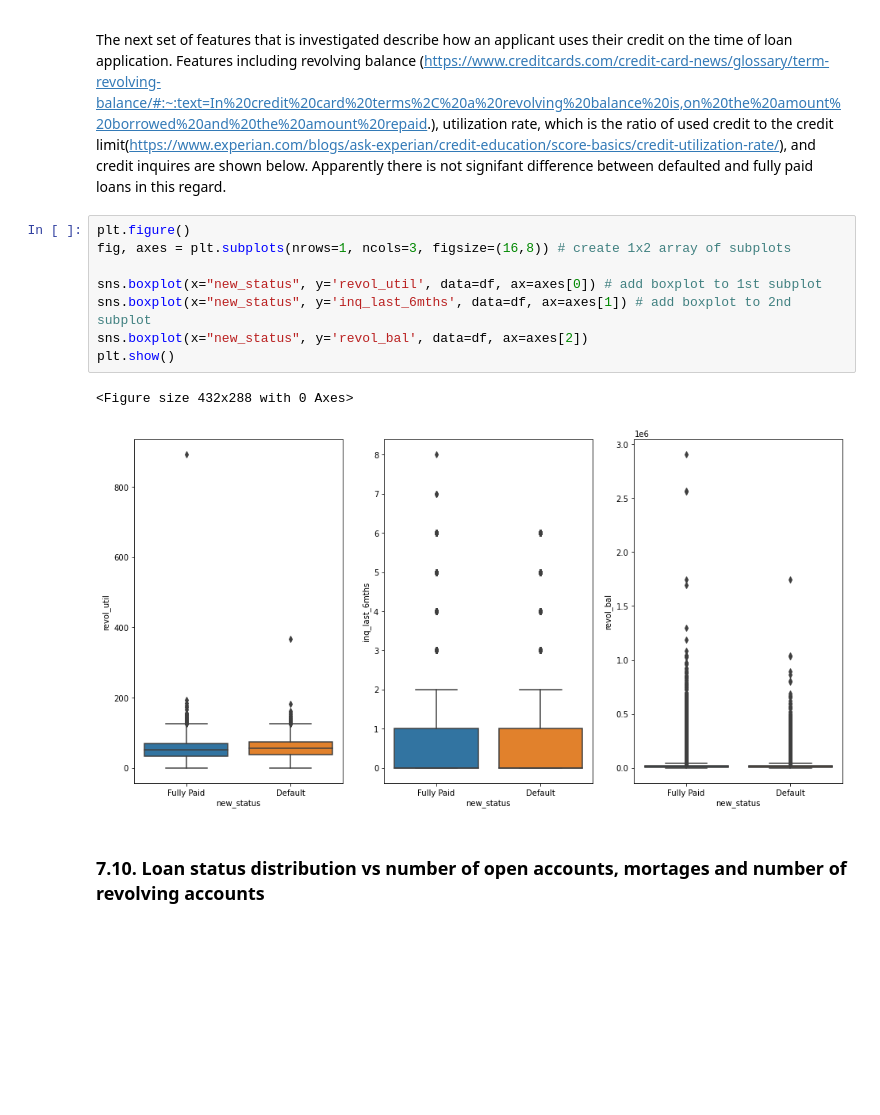
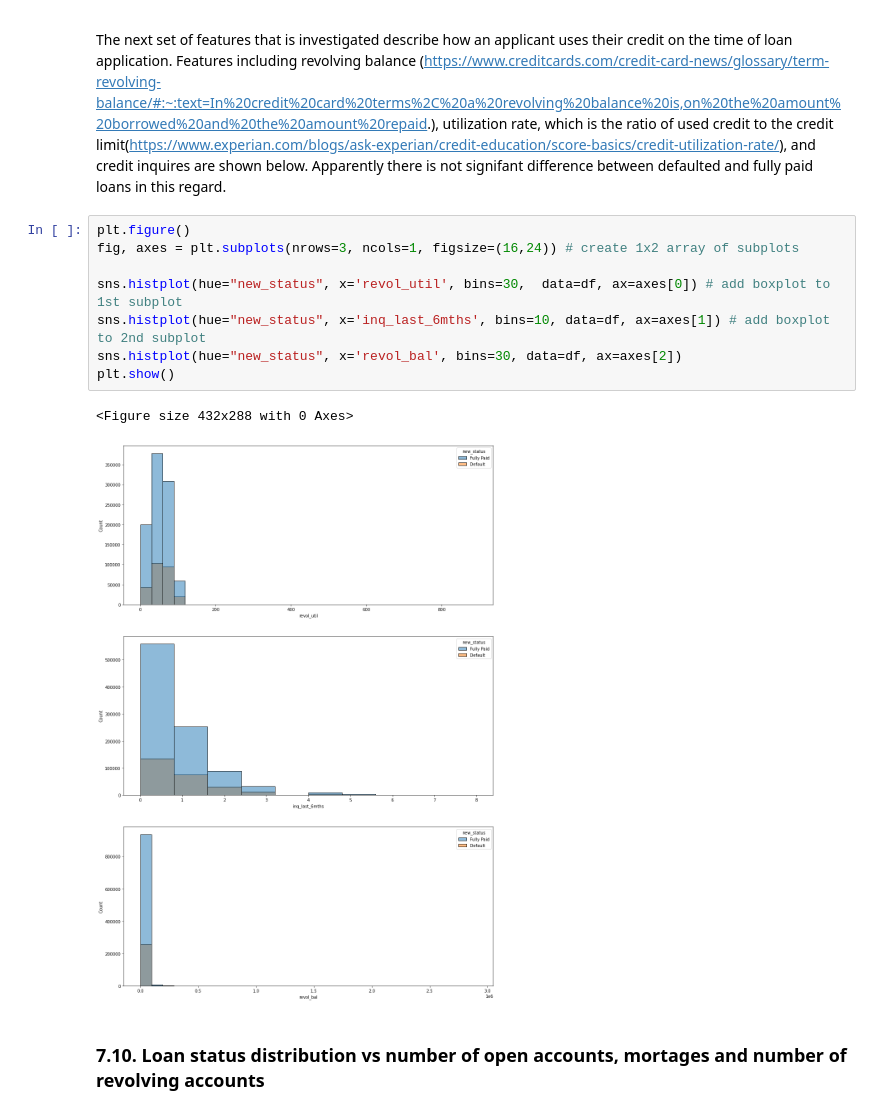
Before and after one commit to somayehY/SomayeYoussefi, a Jupyter notebook: LendingClub/LendingClub_ExploratoryDataAnalysis.ipynb, the cells around one changed output. Drawn from its saved outputs; the diff is of its cells as text; blank space fills up the shorter version.

```diff
--- a/LendingClub/LendingClub_ExploratoryDataAnalysis.ipynb
+++ b/LendingClub/LendingClub_ExploratoryDataAnalysis.ipynb
@@ -341,15 +375,15 @@ plt.show()
 The next set of features that is investigated describe how an applicant uses their credit on the time of loan application. Features including revolving balance (https://www.creditcards.com/credit-card-news/glossary/term-revolving-balance/#:~:text=In%20credit%20card%20terms%2C%20a%20revolving%20balance%20is,on%20the%20amount%20borrowed%20and%20the%20amount%20repaid.), utilization rate, which is the ratio of used credit to the credit limit(https://www.experian.com/blogs/ask-experian/credit-education/score-basics/credit-utilization-rate/), and credit inquires are shown below. Apparently there is not signifant difference between defaulted and fully paid loans in this regard.
 # %%
 plt.figure()
-fig, axes = plt.subplots(nrows=1, ncols=3, figsize=(16,8)) # create 1x2 array of subplots
+fig, axes = plt.subplots(nrows=3, ncols=1, figsize=(16,24)) # create 1x2 array of subplots
 
-sns.boxplot(x="new_status", y='revol_util', data=df, ax=axes[0]) # add boxplot to 1st subplot
-sns.boxplot(x="new_status", y='inq_last_6mths', data=df, ax=axes[1]) # add boxplot to 2nd subplot
-sns.boxplot(x="new_status", y='revol_bal', data=df, ax=axes[2])
+sns.histplot(hue="new_status", x='revol_util', bins=30,  data=df, ax=axes[0]) # add boxplot to 1st subplot
+sns.histplot(hue="new_status", x='inq_last_6mths', bins=10, data=df, ax=axes[1]) # add boxplot to 2nd subplot
+sns.histplot(hue="new_status", x='revol_bal', bins=30, data=df, ax=axes[2])
 plt.show()
 # %% [output]
 <Figure size 432x288 with 0 Axes>
-[figure, old version]
+[figure, new version]
 # %% [markdown]
 ### 7.10. Loan status distribution vs number of open accounts, mortages and number of revolving accounts  <a class='anchor' id='account'></a>
 # %%
```
Also changed, not shown: parts of 18 cells of this notebook.
